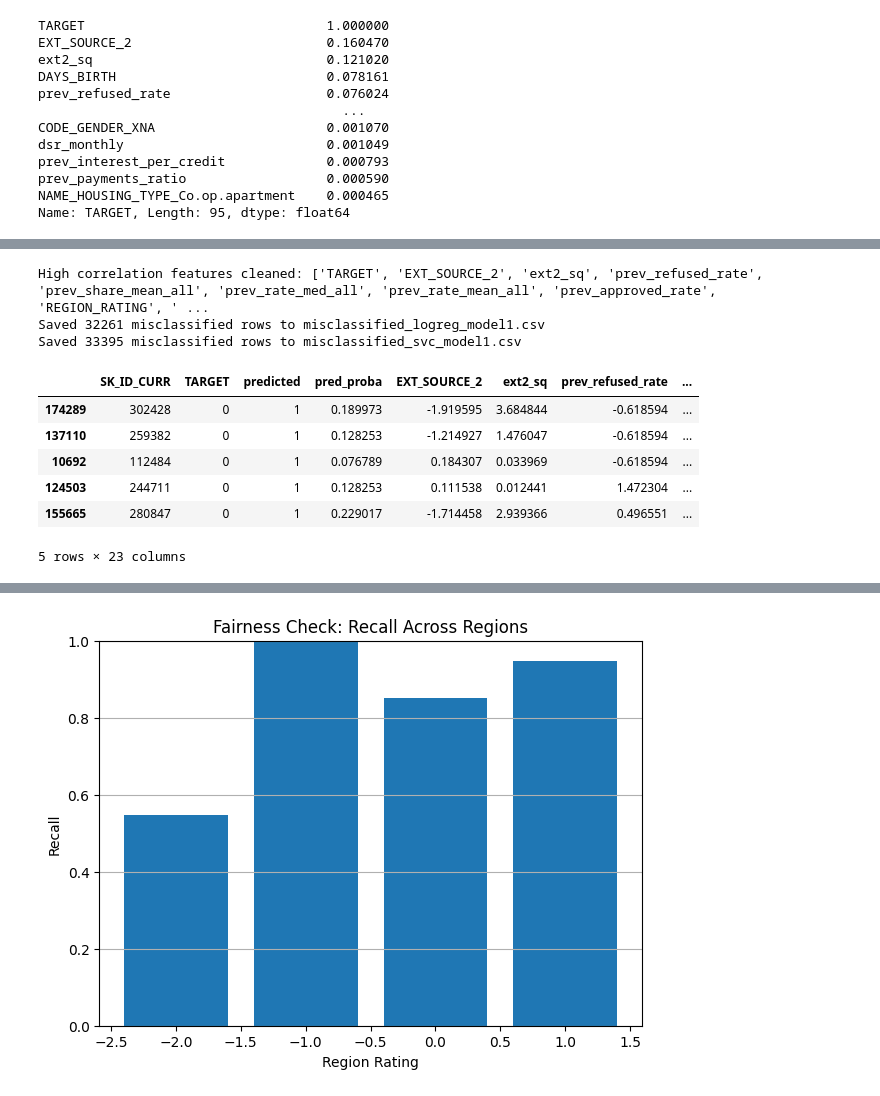
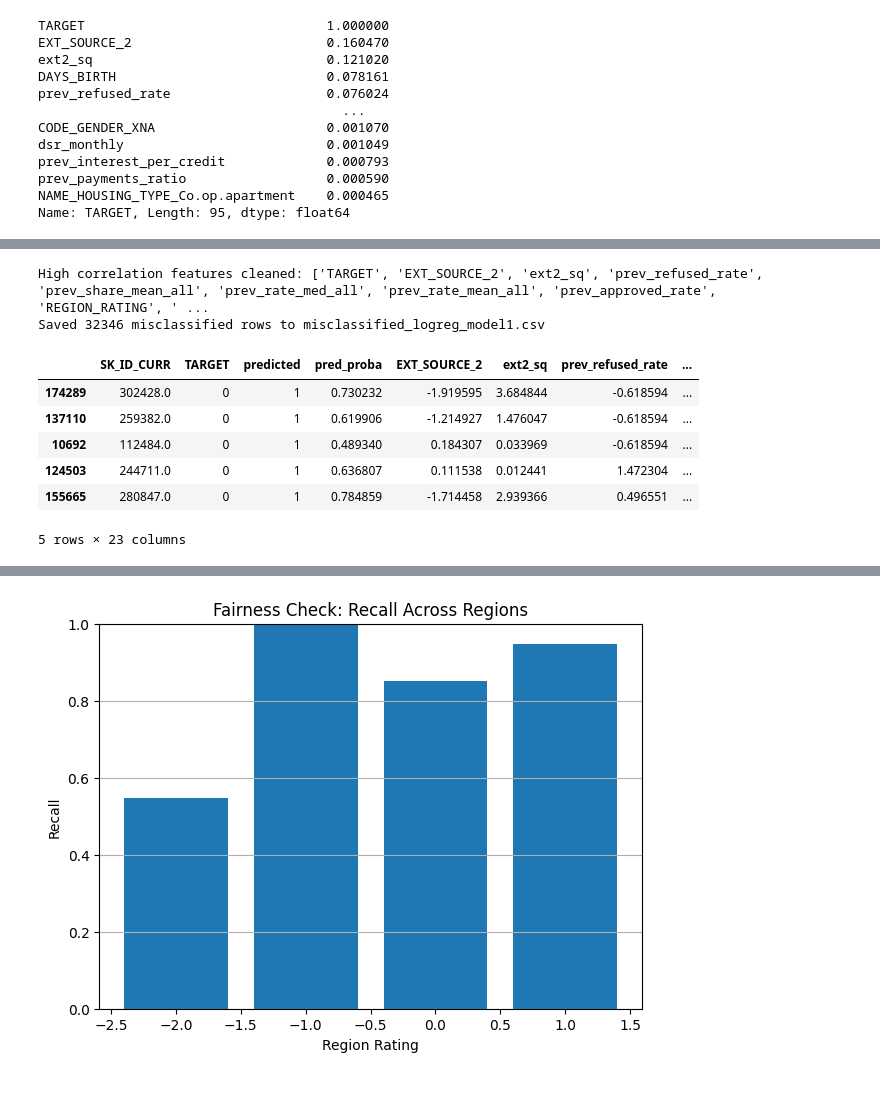
Before and after one commit to sumanth2122/403Project2, a Jupyter notebook: models.ipynb, the cells around one changed output, grey strips where cells are left out. Saved outputs shown, nothing was run; the diff lists cells and outputs as text; code cells hidden in the pictures.

```diff
--- a/models.ipynb
+++ b/models.ipynb
@@ -406,47 +406,39 @@ def save_misclassified(model, val_df, target_col='TARGET', id_col='SK_ID_CURR',
 
     mis_df.to_csv(out_csv, index=False)
     print(f"Saved {len(mis_df)} misclassified rows to {out_csv}")
     return mis_df
 
 
 high_corr_features = correlations[correlations > 0.045].index.tolist()
 high_corr_features.append('SK_ID_CURR')
 
 # Take out CODE_GENDER and DAYS_BIRTH if present
 high_corr_features.remove('CODE_GENDER_M')
 high_corr_features.remove('CODE_GENDER_F')
 high_corr_features.remove('DAYS_BIRTH')
 
 print("High correlation features cleaned:", high_corr_features)
 
 
 train_df = train_data_stratified[high_corr_features].copy()
 val_df   = val_data_stratified[high_corr_features].copy()
 
 X_train = train_df.drop(columns=['TARGET'])
 y_train = train_df['TARGET']
 log_reg.fit(X_train, y_train)
 
 mis = save_misclassified(log_reg, val_df, target_col='TARGET', id_col='SK_ID_CURR',
                          out_csv='misclassified_logreg_model1.csv', prob_threshold=0.396)
-
-
-svm_model.fit(X_train, y_train)
-mis2 = save_misclassified(svm_model, val_df, target_col='TARGET', id_col='SK_ID_CURR',
-                         out_csv='misclassified_svc_model1.csv', prob_threshold=0.055)
-
 mis.head()
-mis2.head()
 # %% [output]
 High correlation features cleaned: ['TARGET', 'EXT_SOURCE_2', 'ext2_sq', 'prev_refused_rate', 'prev_share_mean_all', 'prev_rate_med_all', 'prev_rate_mean_all', 'prev_approved_rate', 'REGION_RATING', ' ...
-Saved 32261 misclassified rows to misclassified_logreg_model1.csv
-Saved 33395 misclassified rows to misclassified_svc_model1.csv
+Saved 32346 misclassified rows to misclassified_logreg_model1.csv
 |  | SK_ID_CURR | TARGET | predicted | pred_proba | EXT_SOURCE_2 | ext2_sq | prev_refused_rate | ... |
-| 174289 | 302428 | 0 | 1 | 0.189973 | -1.919595 | 3.684844 | -0.618594 | ... |
-| 137110 | 259382 | 0 | 1 | 0.128253 | -1.214927 | 1.476047 | -0.618594 | ... |
-| 10692 | 112484 | 0 | 1 | 0.076789 | 0.184307 | 0.033969 | -0.618594 | ... |
-| 124503 | 244711 | 0 | 1 | 0.128253 | 0.111538 | 0.012441 | 1.472304 | ... |
-| 155665 | 280847 | 0 | 1 | 0.229017 | -1.714458 | 2.939366 | 0.496551 | ... |
+| 174289 | 302428.0 | 0 | 1 | 0.730232 | -1.919595 | 3.684844 | -0.618594 | ... |
+| 137110 | 259382.0 | 0 | 1 | 0.619906 | -1.214927 | 1.476047 | -0.618594 | ... |
+| 10692 | 112484.0 | 0 | 1 | 0.489340 | 0.184307 | 0.033969 | -0.618594 | ... |
+| 124503 | 244711.0 | 0 | 1 | 0.636807 | 0.111538 | 0.012441 | 1.472304 | ... |
+| 155665 | 280847.0 | 0 | 1 | 0.784859 | -1.714458 | 2.939366 | 0.496551 | ... |
 5 rows × 23 columns
 # %%
 # Run Models
```
Also changed, not shown: parts of 13 cells of this notebook, 1 other file.
